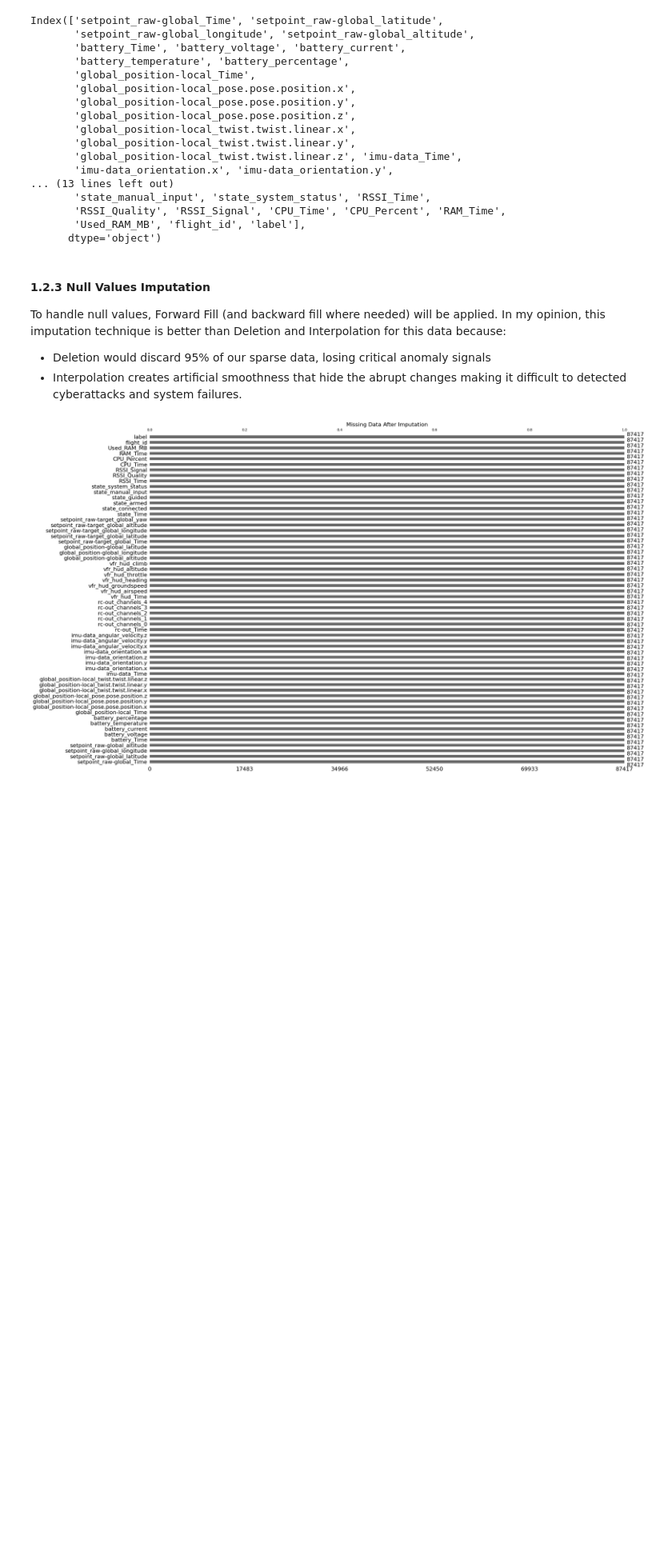
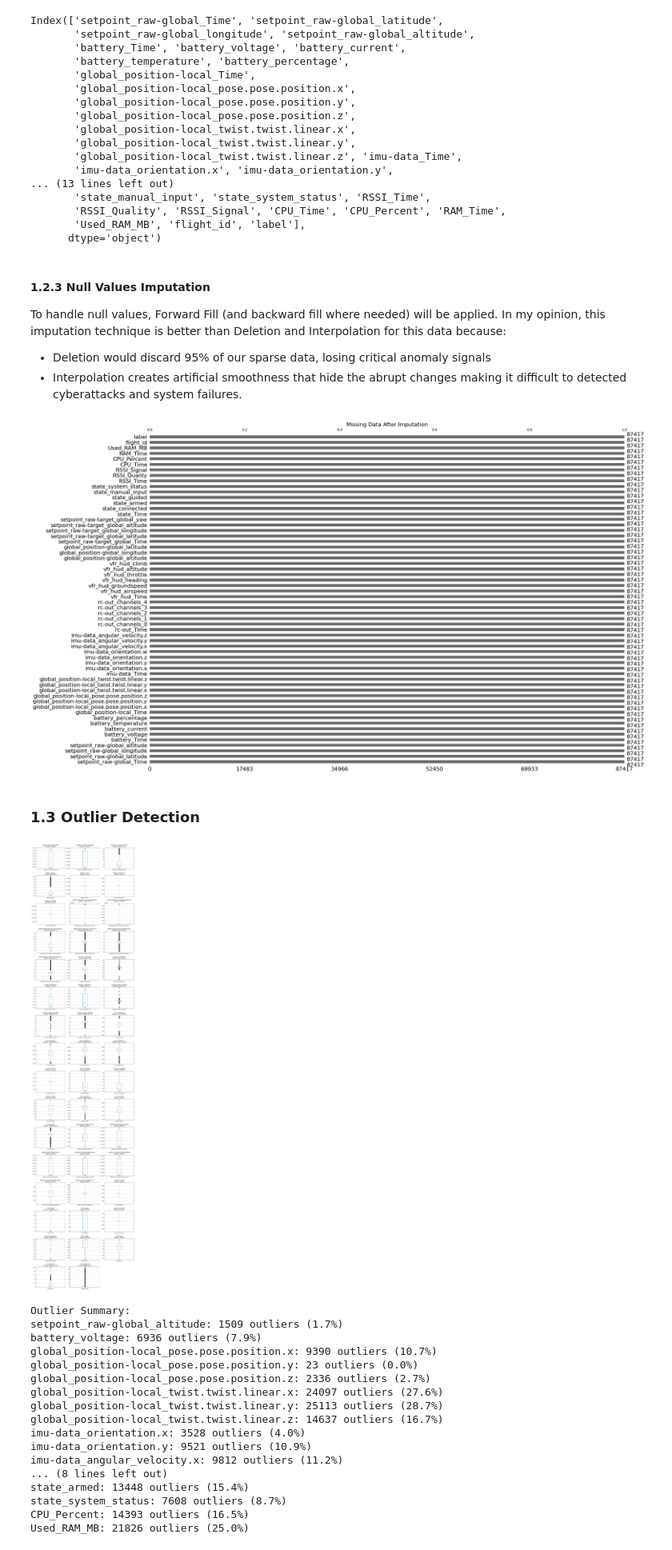
Before and after one commit to hifsakazmi/xai_ml_robot_telemetry, a Jupyter notebook: AAI_ML_Assignment.ipynb, the cells around one changed output. Shown at 80% size. Drawn from its saved outputs; the diff is of its cells as text; code cells hidden in the pictures; blank space fills up the shorter version.

```diff
--- a/AAI_ML_Assignment.ipynb
+++ b/AAI_ML_Assignment.ipynb
@@ -350,6 +356,7 @@ To handle null values, Forward Fill (and backward fill where needed) will be app
 * Interpolation creates artificial smoothness that hide the abrupt changes making it difficult to detected cyberattacks and system failures.
 # %%
 def impute_drone_data(df):
+    df = df.copy()
     df = df.sort_values(['flight_id', 'setpoint_raw-global_Time']).copy()
 
     # 1. First, handle datetime columns with simpler approach
@@ -377,5 +384,5 @@ def impute_drone_data(df):
 
     return df
 
-df_drones = impute_drone_data(df_drones)
+df_drones_imputed = impute_drone_data(df_drones)
 # %%
@@ -384,3 +391,70 @@ plt.title('Missing Data After Imputation', fontsize=16)
 plt.show()
 # %% [output]
 [figure]
+# %% [markdown]
+### 1.3 Outlier Detection
+# %%
+def detect_outliers_iqr(df, column):
+    """Detect outliers using IQR method."""
+    Q1 = df[column].quantile(0.25)
+    Q3 = df[column].quantile(0.75)
+    IQR = Q3 - Q1
+    lower_bound = Q1 - 1.5 * IQR
+    upper_bound = Q3 + 1.5 * IQR
+
+    outliers = df[(df[column] < lower_bound) | (df[column] > upper_bound)]
+    return outliers, lower_bound, upper_bound
+
+def visualize_outliers(df, columns_to_check=None, n_cols=3):
+    """Create box plots for outlier visualization."""
+    if columns_to_check is None:
+        columns_to_check = df.select_dtypes(include=[np.number]).columns.tolist()
+        if 'label' in columns_to_check:
+            columns_to_check.remove('label')
+        if 'flight_id' in columns_to_check:
+            columns_to_check.remove('flight_id')
+
+    n_rows = (len(columns_to_check) + n_cols - 1) // n_cols
+    fig, axes = plt.subplots(n_rows, n_cols, figsize=(15, n_rows*4))
+    axes = axes.flatten()
+
+    for idx, col in enumerate(columns_to_check[:len(axes)]):
+        df.boxplot(column=col, ax=axes[idx])
+        outliers, lower, upper = detect_outliers_iqr(df, col)
+        axes[idx].set_title(f'{col}\nOutliers: {len(outliers)} ({len(outliers)/len(df)*100:.1f}%)')
+
+    # Hide unused subplots
+    for idx in range(len(columns_to_check), len(axes)):
+        axes[idx].set_visible(False)
+
+    plt.tight_layout()
+    plt.show()
+
+    # Print outlier statistics
+    print("Outlier Summary:")
+    for col in columns_to_check:
+        outliers, _, _ = detect_outliers_iqr(df, col)
+        if len(outliers) > 0:
+            print(f"{col}: {len(outliers)} outliers ({len(outliers)/len(df)*100:.1f}%)")
+
+# Apply to your data
+visualize_outliers(df_drones_imputed)
+# %% [output]
+[figure, added]
+Outlier Summary:
+setpoint_raw-global_altitude: 1509 outliers (1.7%)
+battery_voltage: 6936 outliers (7.9%)
+global_position-local_pose.pose.position.x: 9390 outliers (10.7%)
+global_position-local_pose.pose.position.y: 23 outliers (0.0%)
+global_position-local_pose.pose.position.z: 2336 outliers (2.7%)
+global_position-local_twist.twist.linear.x: 24097 outliers (27.6%)
+global_position-local_twist.twist.linear.y: 25113 outliers (28.7%)
+global_position-local_twist.twist.linear.z: 14637 outliers (16.7%)
+imu-data_orientation.x: 3528 outliers (4.0%)
+imu-data_orientation.y: 9521 outliers (10.9%)
+imu-data_angular_velocity.x: 9812 outliers (11.2%)
+... (8 lines left out)
+state_armed: 13448 outliers (15.4%)
+state_system_status: 7608 outliers (8.7%)
+CPU_Percent: 14393 outliers (16.5%)
+Used_RAM_MB: 21826 outliers (25.0%)
```
Also changed, not shown: parts of 31 cells of this notebook.
